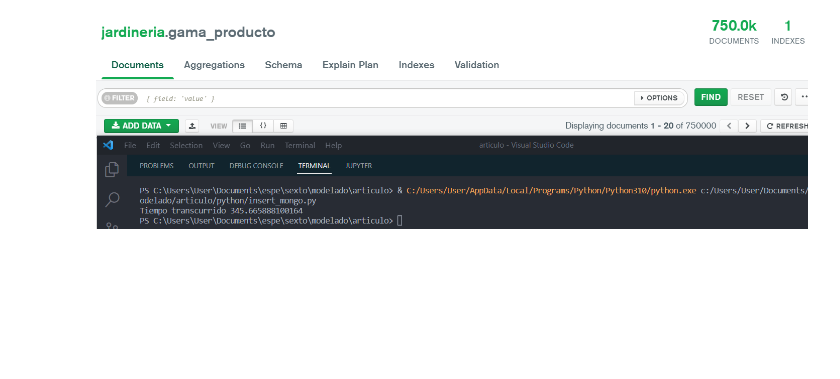
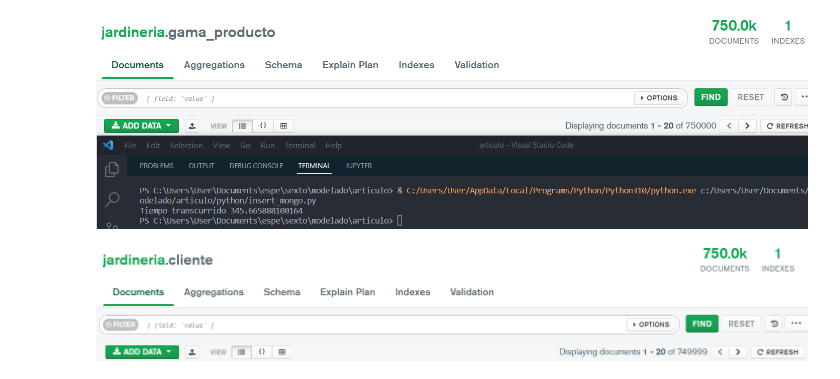
Before and after one commit to SolorzanoBryan/insertion_massive_data_mongo, a Jupyter notebook: insertion_massive_data_mongo.ipynb, the cells around one changed output. Cells and saved outputs as stored; diff of their text form; code cells hidden in the pictures; blank space fills up the shorter version.

```diff
--- a/insertion_massive_data_mongo.ipynb
+++ b/insertion_massive_data_mongo.ipynb
@@ -104 +105,5 @@ end = time.perf_counter()
 print(f"Tiempo transcurrido {end - start}") # 604.98098 msc
+# %%
+Image(filename='img/result_cliente.png')
+# %% [output]
+[figure, added]
```
Also changed, not shown: parts of 10 cells of this notebook.
